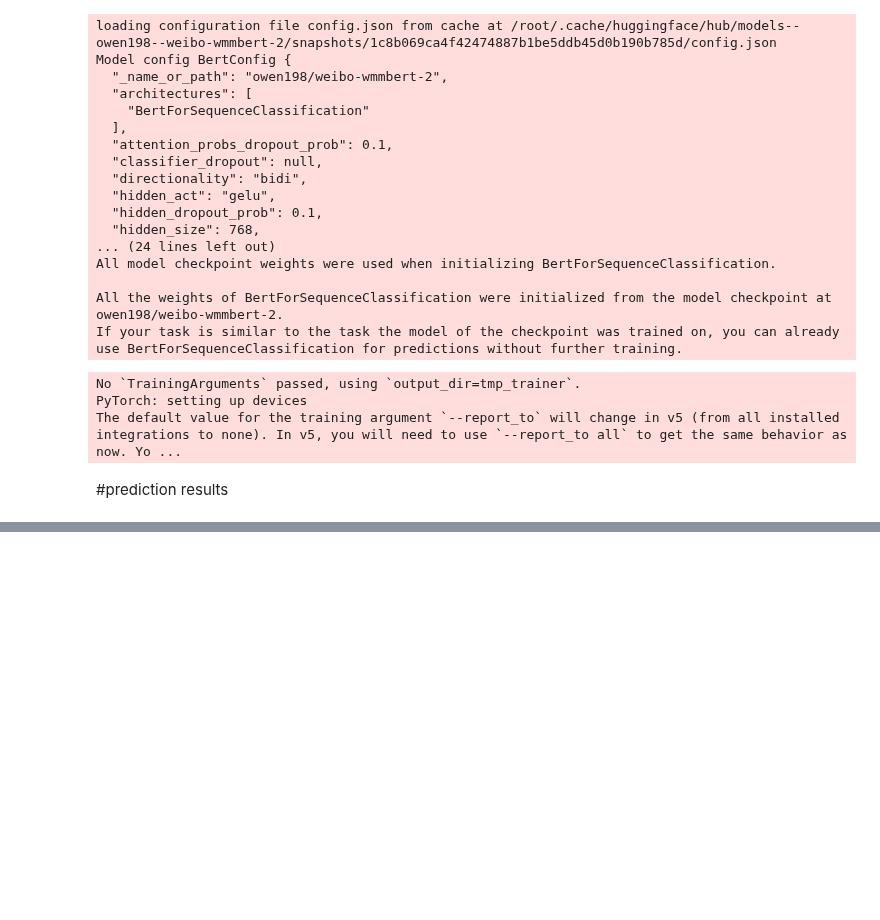
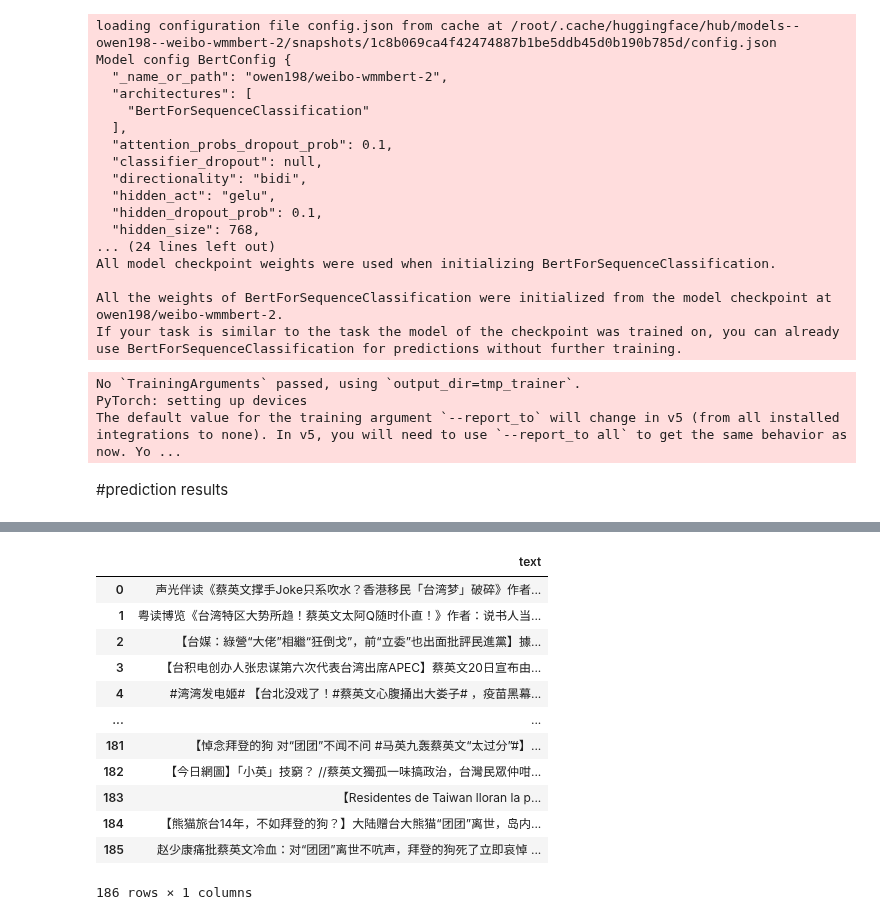
Before and after one commit to advapplab/sentiment_analysis_election_2022, a Jupyter notebook: predict_unlabelled_data.ipynb, the cells around one changed output, grey strips where cells are left out. Saved outputs shown, nothing was run; the diff lists cells and outputs as text; code cells hidden in the pictures; blank space fills up the shorter version.

```diff
--- a/predict_unlabelled_data.ipynb
+++ b/predict_unlabelled_data.ipynb
@@ -292,0 +580,25 @@ testing_pd
+# %%
+#insert new xlsx file here
+testing_pd = pd.read_excel('/content/蔡英文_before.xlsx')
+
+testing_pd.rename(columns={'博文': 'text'},
+          inplace=True, errors='raise')
+
+testing_pd = testing_pd[['text']]
+# %%
+#dirty data
+testing_pd
+# %% [output]
+|  | text |
+| 0 | 声光伴读《蔡英文撑手Joke只系吹水？香港移民「台湾梦」破碎》作者... |
+| 1 | 粤读博览《台湾特区大势所趋！蔡英文太阿Q随时仆直！》作者：说书人当... |
+| 2 | 【台媒：綠營“大佬”相繼“狂倒戈”，前“立委”也出面批評民進黨】據... |
+| 3 | 【台积电创办人张忠谋第六次代表台湾出席APEC】蔡英文20日宣布由... |
+| 4 | #湾湾发电姬# 【台北没戏了！#蔡英文心腹捅出大娄子# ，疫苗黑幕... |
+| ... | ... |
+| 181 | 【悼念拜登的狗 对“团团”不闻不问 #马英九轰蔡英文“太过分”#】... |
+| 182 | 【今日網圖】「小英」技窮？ //蔡英文獨孤一味搞政治，台灣民眾仲咁... |
+| 183 | 【Residentes de Taiwan lloran la p... |
+| 184 | 【熊猫旅台14年，不如拜登的狗？】大陆赠台大熊猫“团团”离世，岛内... |
+| 185 | 赵少康痛批蔡英文冷血：对“团团”离世不吭声，拜登的狗死了立即哀悼 ... |
+186 rows × 1 columns
```
Also changed, not shown: parts of 147 cells of this notebook.
